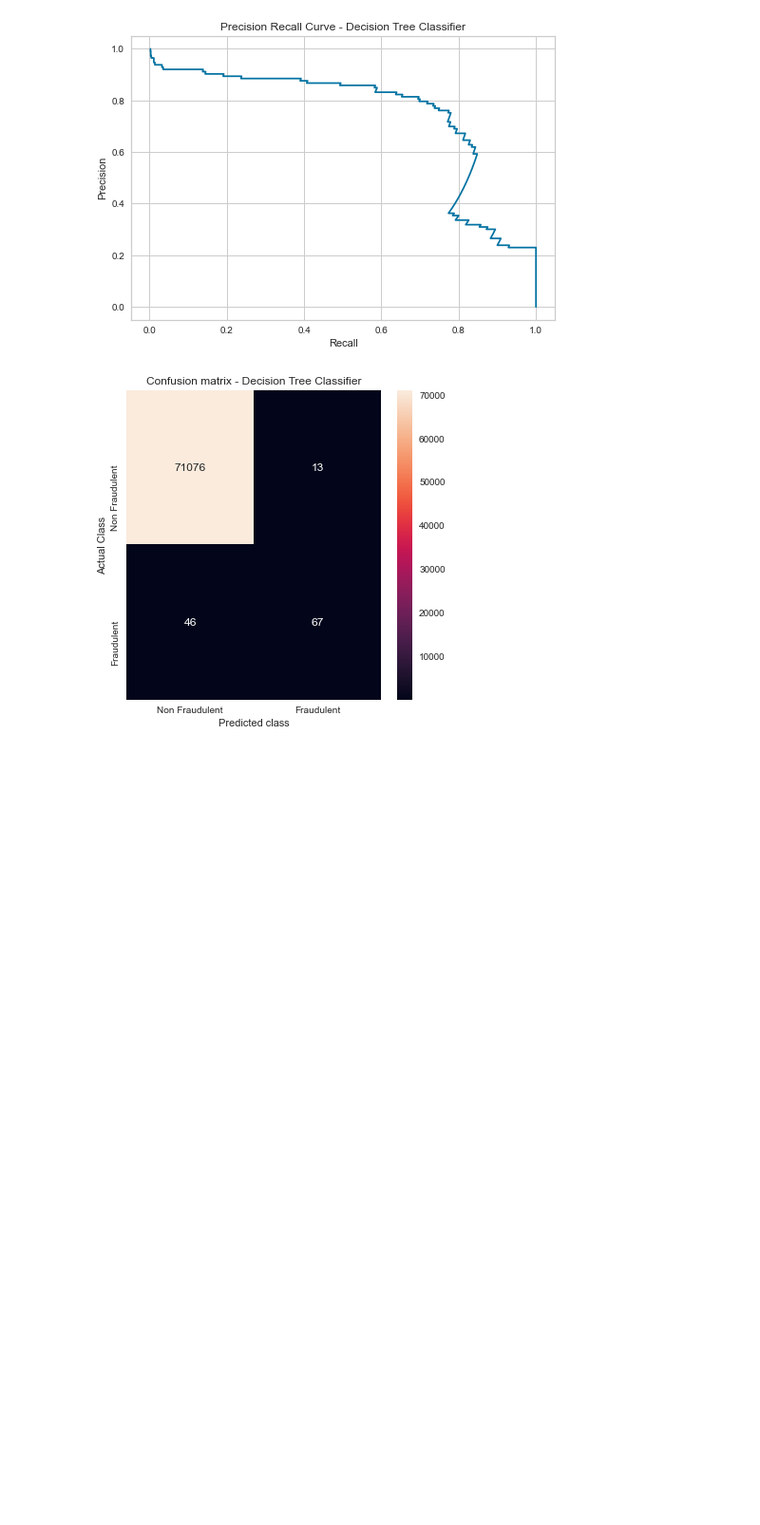
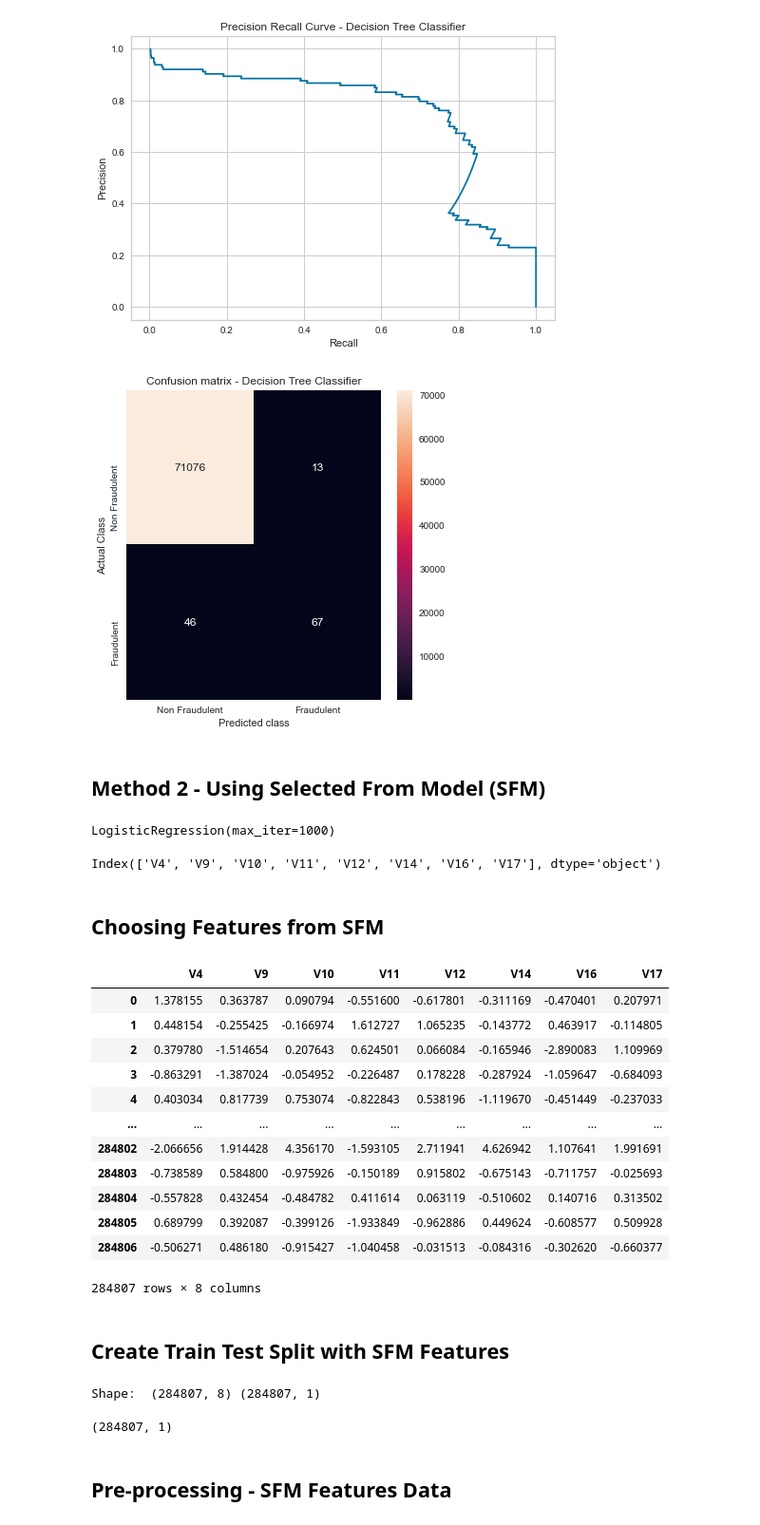
Before and after one commit to cdalsania/Credit_Card_Fraud_Detection, a Jupyter notebook: ml_models/LogisticRegressionModel.ipynb, the cells around one changed output. Shown: that part at 95% size. Saved outputs shown, nothing was run; the diff lists cells and outputs as text; code cells hidden in the pictures; blank space fills up the shorter version.

Commit message:
SFM model

```diff
--- a/ml_models/LogisticRegressionModel.ipynb
+++ b/ml_models/LogisticRegressionModel.ipynb
@@ -422,3 +422,58 @@ Non Fraudulent       1.00      1.00      1.00     71089
   weighted avg       1.00      1.00      1.00     71202
 [figure]
 [figure]
+# %% [markdown]
+## Method 2 - Using Selected From Model (SFM)
+# %%
+logisticRegressionModel = LogisticRegression(max_iter=1000)
+logisticRegressionModel
+# %% [output]
+LogisticRegression(max_iter=1000)
+# %%
+# smf = SelectFromModel(model2, threshold=np.inf, max_features=30)
+smf = SelectFromModel(logisticRegressionModel, max_features=30)
+smf.fit(X_train_scaled, y_train.flatten())
+feature_idx = smf.get_support()
+feature_name = selected_features.columns[feature_idx]
+feature_name
+# %% [output]
+Index(['V4', 'V9', 'V10', 'V11', 'V12', 'V14', 'V16', 'V17'], dtype='object')
+# %% [markdown]
+## Choosing Features from SFM
+# %%
+# Set top features suggested by SFM. This will be used as x values.
+sfm_features = df[[
+    'V4', 'V9', 'V10', 'V11', 'V12', 'V14', 'V16', 'V17']]
+sfm_features
+# %% [output]
+|  | V4 | V9 | V10 | V11 | V12 | V14 | V16 | V17 |
+| 0 | 1.378155 | 0.363787 | 0.090794 | -0.551600 | -0.617801 | -0.311169 | -0.470401 | 0.207971 |
+| 1 | 0.448154 | -0.255425 | -0.166974 | 1.612727 | 1.065235 | -0.143772 | 0.463917 | -0.114805 |
+| 2 | 0.379780 | -1.514654 | 0.207643 | 0.624501 | 0.066084 | -0.165946 | -2.890083 | 1.109969 |
+| 3 | -0.863291 | -1.387024 | -0.054952 | -0.226487 | 0.178228 | -0.287924 | -1.059647 | -0.684093 |
+| 4 | 0.403034 | 0.817739 | 0.753074 | -0.822843 | 0.538196 | -1.119670 | -0.451449 | -0.237033 |
+| ... | ... | ... | ... | ... | ... | ... | ... | ... |
+| 284802 | -2.066656 | 1.914428 | 4.356170 | -1.593105 | 2.711941 | 4.626942 | 1.107641 | 1.991691 |
+| 284803 | -0.738589 | 0.584800 | -0.975926 | -0.150189 | 0.915802 | -0.675143 | -0.711757 | -0.025693 |
+| 284804 | -0.557828 | 0.432454 | -0.484782 | 0.411614 | 0.063119 | -0.510602 | 0.140716 | 0.313502 |
+| 284805 | 0.689799 | 0.392087 | -0.399126 | -1.933849 | -0.962886 | 0.449624 | -0.608577 | 0.509928 |
+| 284806 | -0.506271 | 0.486180 | -0.915427 | -1.040458 | -0.031513 | -0.084316 | -0.302620 | -0.660377 |
+284807 rows × 8 columns
+# %% [markdown]
+## Create Train Test Split with SFM Features
+# %%
+# Assign the data to X and y
+# Note: Sklearn requires a two-dimensional array of values
+# so we use reshape to create this
+
+X_sfm = sfm_features
+y_sfm = df[['Class']].values.reshape(-1, 1)
+
+print("Shape: ", X_sfm.shape, y_sfm.shape)
+# %% [output]
+Shape:  (284807, 8) (284807, 1)
+# %%
+encoded_y_sfm = y_sfm.reshape(-1, 1)
+encoded_y_sfm.shape
+# %% [output]
+(284807, 1)
@@ -424,0 +485,2 @@ Non Fraudulent       1.00      1.00      1.00     71089
+# %% [markdown]
+## Pre-processing - SFM Features Data
```
Also changed, not shown: parts of 17 cells of this notebook.
